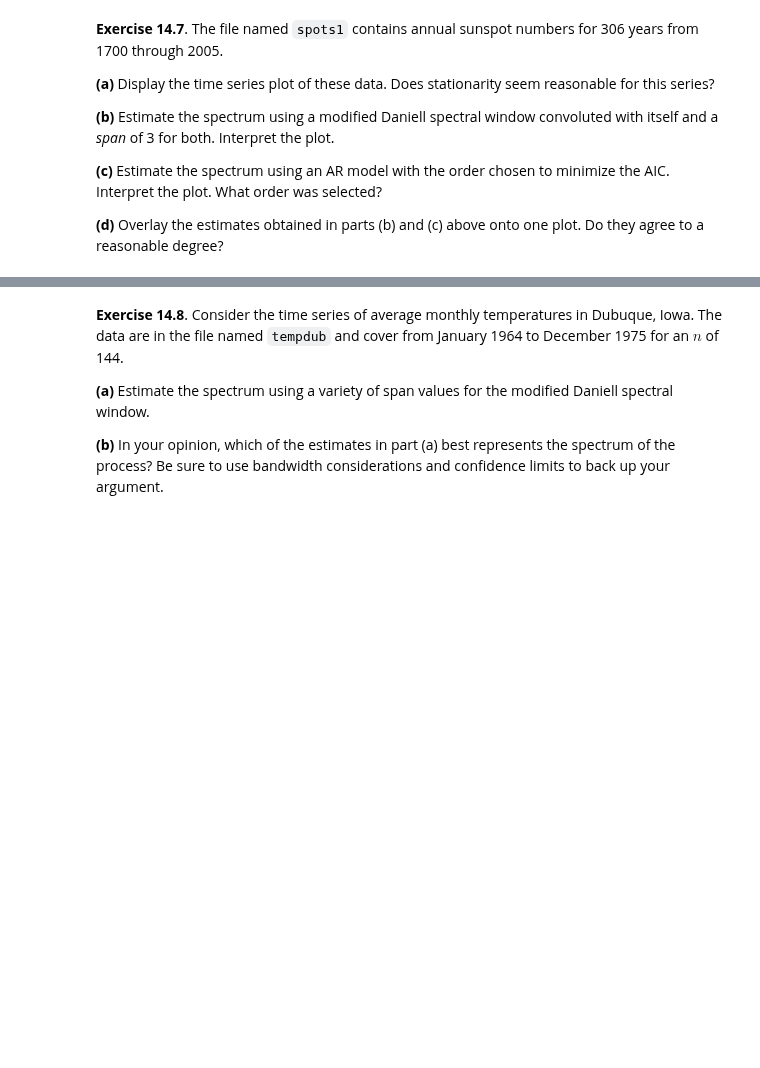
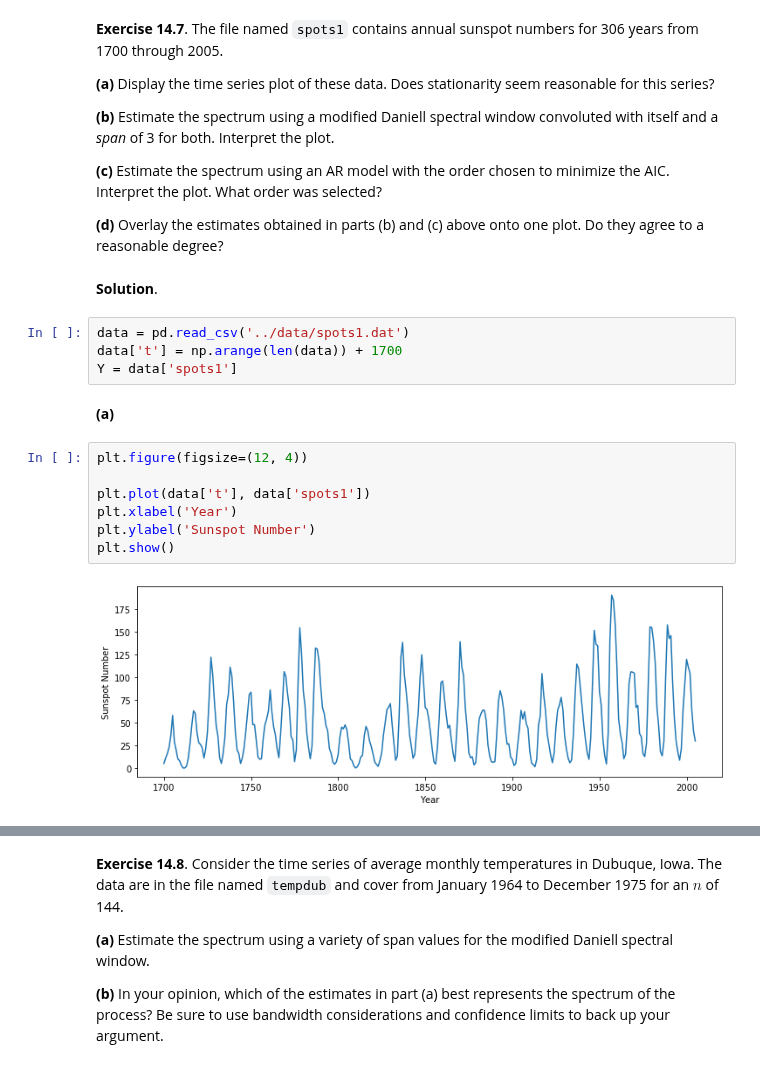
Before and after one commit to telmo-correa/time-series-analysis, a Jupyter notebook: Python/Chapter 14 (Ex 01 - 10) - Estimating the Spectrum.ipynb, the cells around one changed output, grey strips where cells are left out. Cells and saved outputs as stored; diff of their text form; blank space fills up the shorter version.

```diff
--- a/Python/Chapter 14 (Ex 01 - 10) - Estimating the Spectrum.ipynb
+++ b/Python/Chapter 14 (Ex 01 - 10) - Estimating the Spectrum.ipynb
@@ -347,3 +344,20 @@ res = spec_pgram(Y, spans=[11], plot=True)
 **(c)** Estimate the spectrum using an AR model with the order chosen to minimize the AIC. Interpret the plot. What order was selected?
 
 **(d)** Overlay the estimates obtained in parts (b) and (c) above onto one plot. Do they agree to a reasonable degree?
+# %% [markdown]
+**Solution**.
+# %%
+data = pd.read_csv('../data/spots1.dat')
+data['t'] = np.arange(len(data)) + 1700
+Y = data['spots1']
+# %% [markdown]
+**(a)**
+# %%
+plt.figure(figsize=(12, 4))
+
+plt.plot(data['t'], data['spots1'])
+plt.xlabel('Year')
+plt.ylabel('Sunspot Number')
+plt.show()
+# %% [output]
+[figure, added]
```
Also changed, not shown: parts of 53 cells of this notebook, 1 other file.
